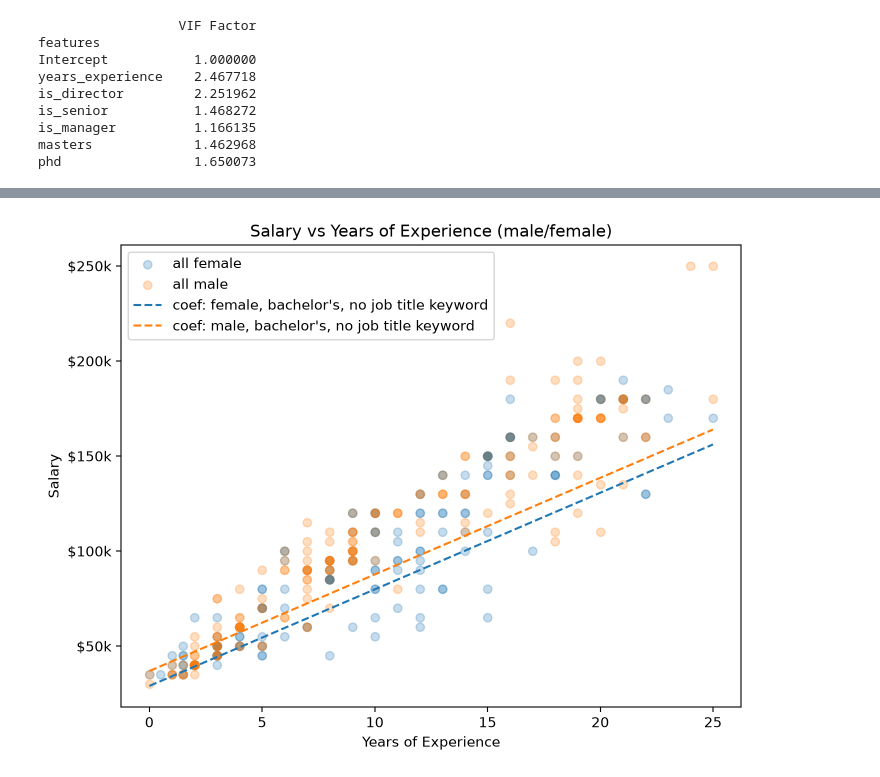
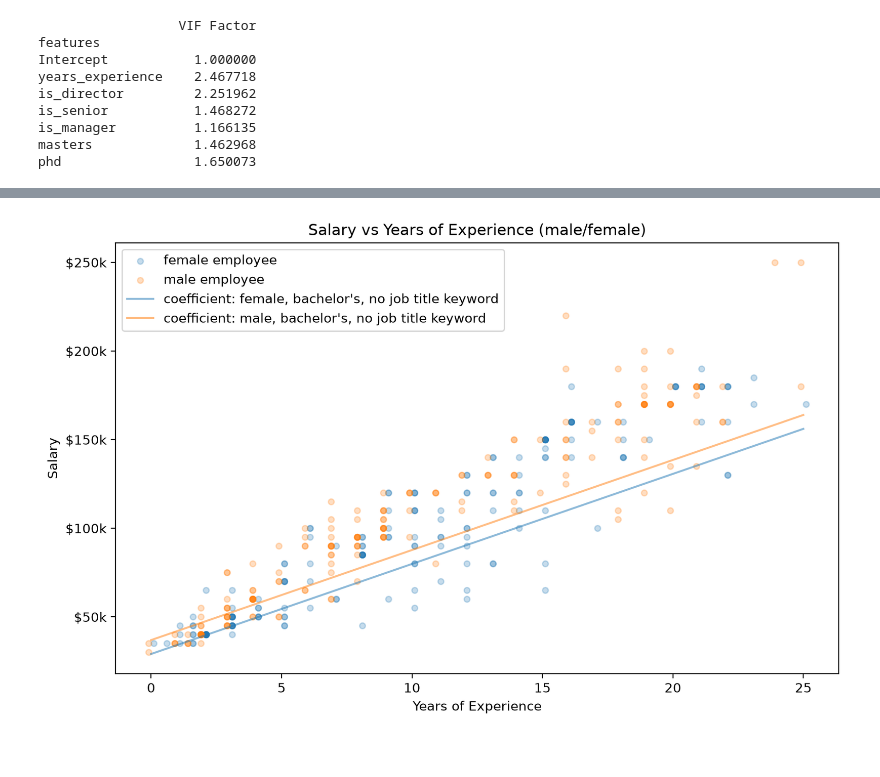
Before and after one commit to mhaddock/udacity_coursework, a Jupyter notebook: statistics_for_data_analysis/projects/model_salary_data_with_linear_regression/salary_prediction_project.ipynb, the cells around one changed output, grey strips where cells are left out. Saved outputs shown, nothing was run; the diff lists cells and outputs as text; code cells hidden in the pictures.

Commit message:
final slides plots and text

```diff
--- a/statistics_for_data_analysis/projects/model_salary_data_with_linear_regression/salary_prediction_project.ipynb
+++ b/statistics_for_data_analysis/projects/model_salary_data_with_linear_regression/salary_prediction_project.ipynb
@@ -856,22 +883,24 @@ phd                 1.650073
 # %%
 yrs_exp_range = np.arange(df["years_experience"].min(), df["years_experience"].max()+1)
 female_bachelors = model_coef["intercept"] + (model_coef["years_experience"] * yrs_exp_range)
 male_bachelors = female_bachelors + model_coef["male"]
 
 female = df.query("female==1")
 male = df.query("male==1")
-fig, ax = plt.subplots(1, figsize=[8,6])
-plt.scatter(female["years_experience"], female["salary"], alpha=0.25, label="all female")
-plt.scatter(male["years_experience"], male["salary"], alpha=0.25, label="all male")
-plt.plot(yrs_exp_range, female_bachelors, ls="--", label="coef: female, bachelor's, no job title keyword")
-plt.plot(yrs_exp_range, male_bachelors, ls="--", label="coef: male, bachelor's, no job title keyword")
+offset = 0.1
+fig, ax = plt.subplots(1, figsize=[10,6])
+plt.scatter(female["years_experience"] + offset, female["salary"], alpha=0.25, label="female employee", s=20)
+plt.scatter(male["years_experience"] - offset, male["salary"], alpha=0.25, label="male employee", s=20)
+plt.plot(yrs_exp_range, female_bachelors, ls="-", label="coefficient: female, bachelor's, no job title keyword", alpha=0.5)
+plt.plot(yrs_exp_range, male_bachelors, ls="-", label="coefficient: male, bachelor's, no job title keyword", alpha=0.5)
+
 plt.legend()
 ax.set_ylabel("Salary")
 ax.set_xlabel("Years of Experience")
 ax.set_title("Salary vs Years of Experience (male/female)")
 ax.yaxis.set_major_formatter(
     plt.FuncFormatter(lambda x, _: f"${x/1000:,.0f}k")
 )
 plt.show()
 # %% [output]
-[figure, old version]
+[figure, new version]
```
Also changed, not shown: parts of 12 cells of this notebook, 7 other files.
